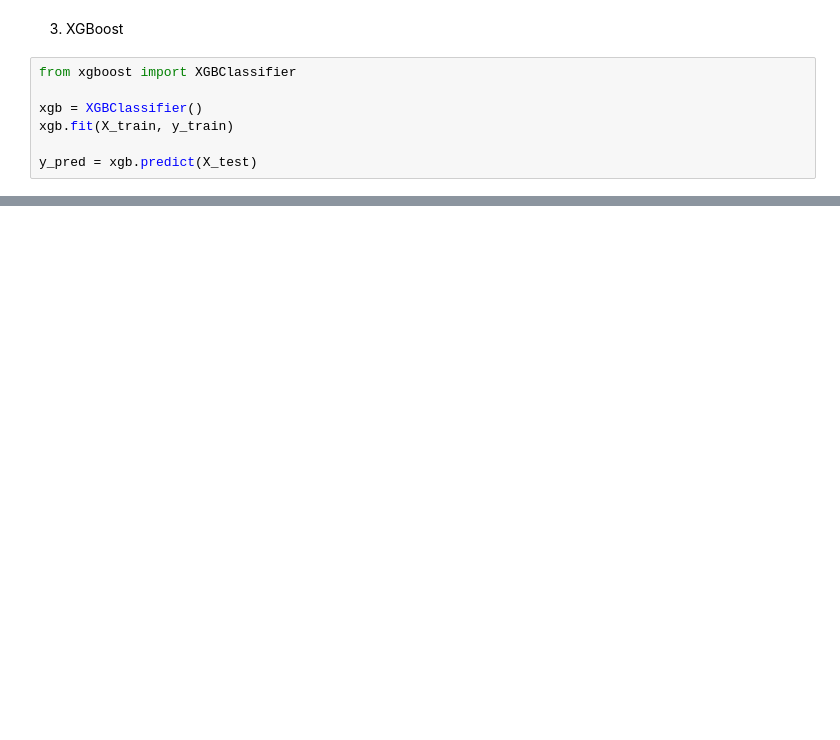
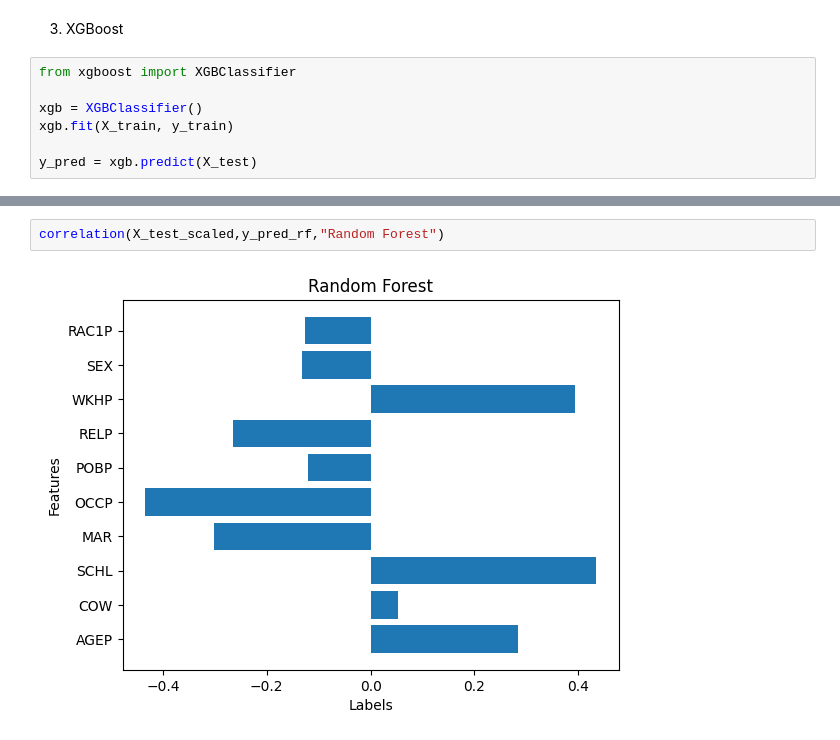
Before and after one commit to Saxhaa/supervised, a Jupyter notebook: data_analysis.ipynb, the cells around one changed output, grey strips where cells are left out. Drawn from its saved outputs; the diff is of its cells as text; blank space fills up the shorter version.

```diff
--- a/data_analysis.ipynb
+++ b/data_analysis.ipynb
@@ -286,0 +418,4 @@ F1 Score:  0.6905333187915803
+# %%
+correlation(X_test_scaled,y_pred_rf,"Random Forest")
+# %% [output]
+[figure, added]
```
Also changed, not shown: parts of 24 cells of this notebook.
